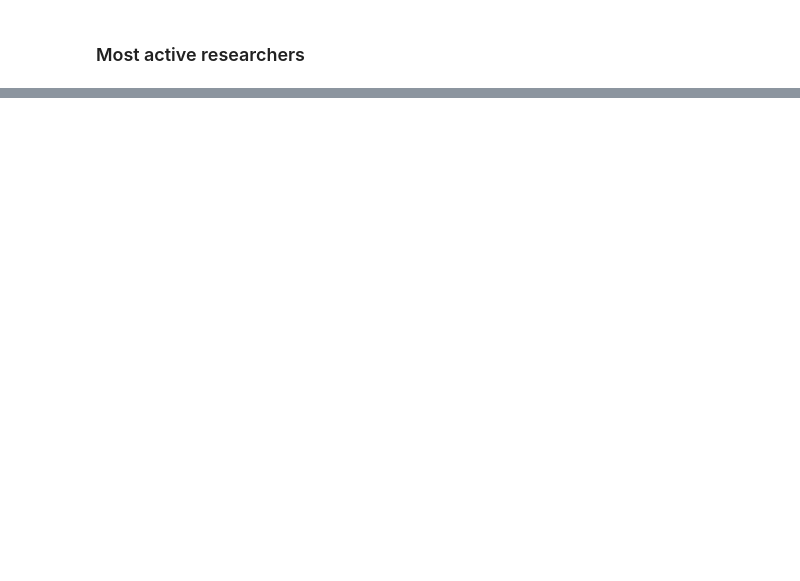
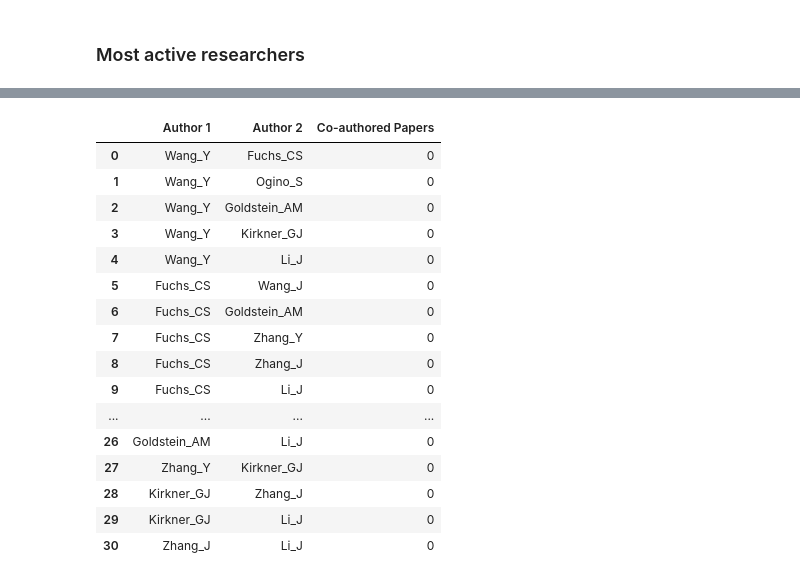
Before and after one commit to ThanakornMix/G1-Consulting-Data-Science, a Jupyter notebook: Consulting.ipynb, the cells around one changed output, grey strips where cells are left out. Drawn from its saved outputs; the diff is of its cells as text; code cells hidden in the pictures; blank space fills up the shorter version.

```diff
--- a/Consulting.ipynb
+++ b/Consulting.ipynb
@@ -137,0 +255,21 @@ print(author_counts.head(10))
+# %%
+# The list of authors that has not colloborated with the papers in common
+df_no_coauthored
+# %% [output]
+|  | Author 1 | Author 2 | Co-authored Papers |
+| 0 | Wang_Y | Fuchs_CS | 0 |
+| 1 | Wang_Y | Ogino_S | 0 |
+| 2 | Wang_Y | Goldstein_AM | 0 |
+| 3 | Wang_Y | Kirkner_GJ | 0 |
+| 4 | Wang_Y | Li_J | 0 |
+| 5 | Fuchs_CS | Wang_J | 0 |
+| 6 | Fuchs_CS | Goldstein_AM | 0 |
+| 7 | Fuchs_CS | Zhang_Y | 0 |
+| 8 | Fuchs_CS | Zhang_J | 0 |
+| 9 | Fuchs_CS | Li_J | 0 |
+| ... | ... | ... | ... |
+| 26 | Goldstein_AM | Li_J | 0 |
+| 27 | Zhang_Y | Kirkner_GJ | 0 |
+| 28 | Kirkner_GJ | Zhang_J | 0 |
+| 29 | Kirkner_GJ | Li_J | 0 |
+| 30 | Zhang_J | Li_J | 0 |
```
Also changed, not shown: parts of 8 cells of this notebook.
